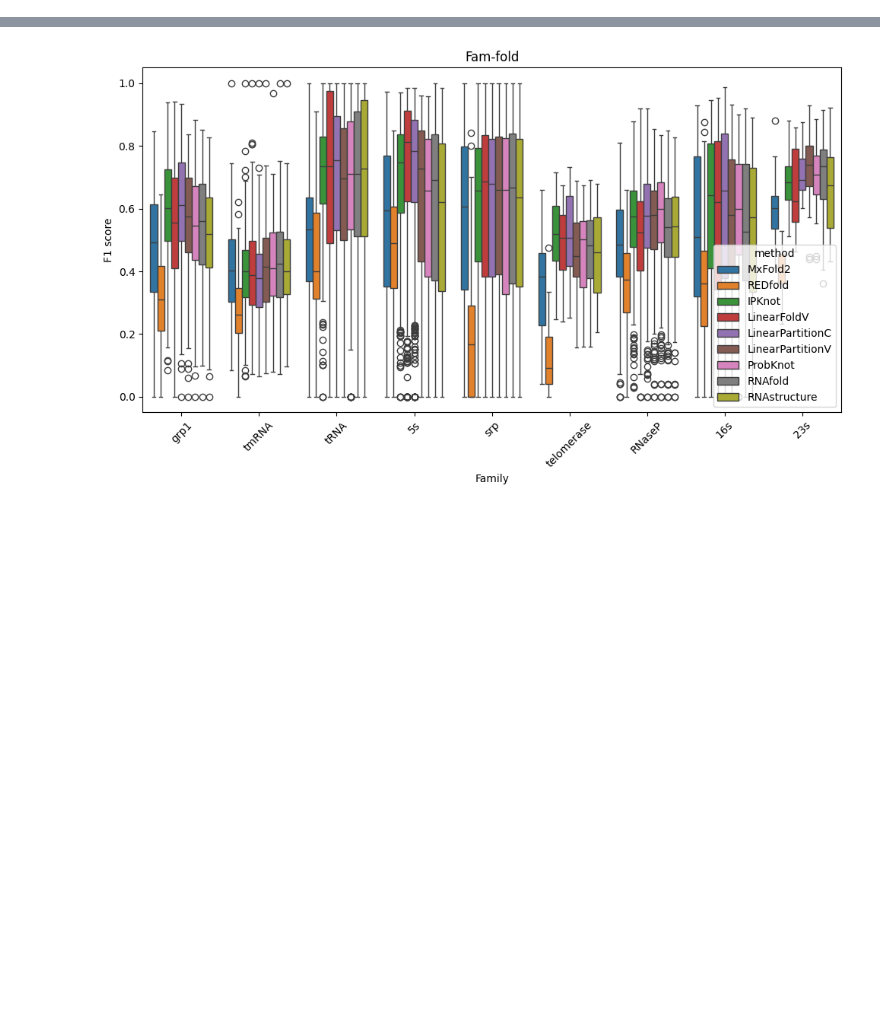
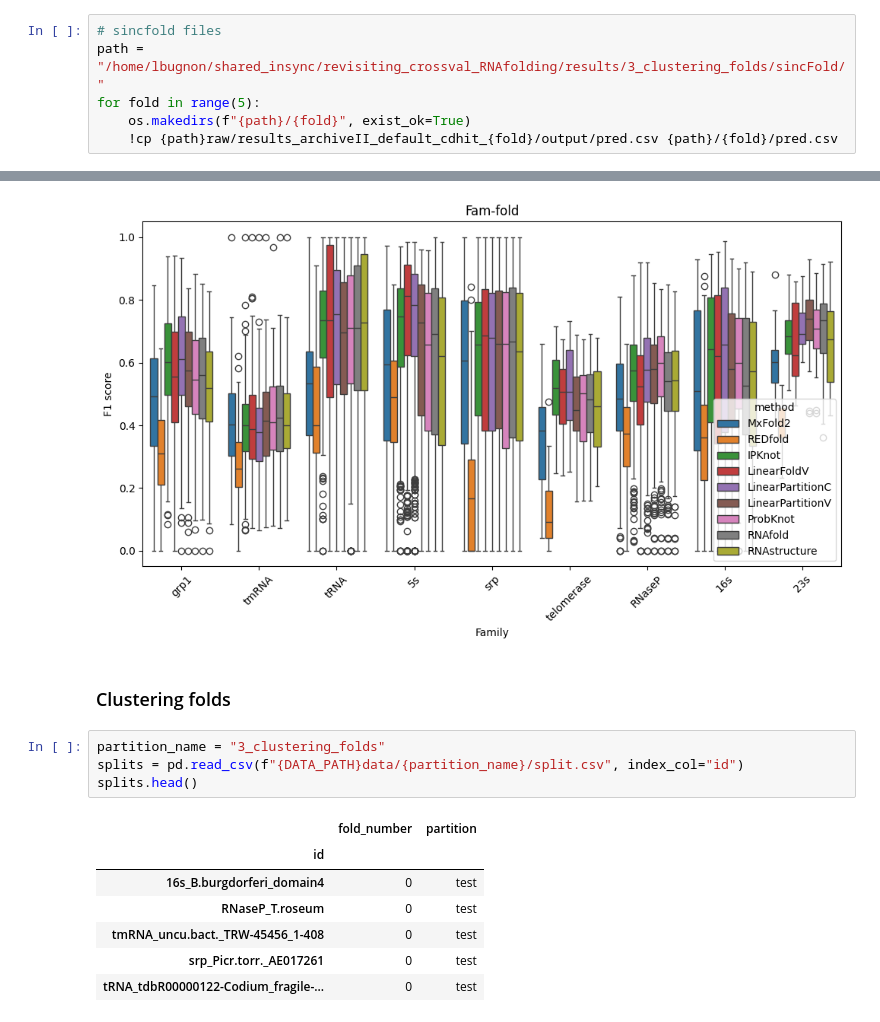
Before and after one commit to sinc-lab/revisiting_xval_rnafolding, a Jupyter notebook: performance_eval.ipynb, the cells around one changed output, grey strips where cells are left out. Cells and saved outputs as stored; diff of their text form; blank space fills up the shorter version.

```diff
--- a/performance_eval.ipynb
+++ b/performance_eval.ipynb
@@ -115,3 +116,9 @@ for method in ["REDfold"]:
 (66, 3)
 8 (15, 3)
 (15, 3)
+# %%
+# sincfold files
+path = "/home/lbugnon/shared_insync/revisiting_crossval_RNAfolding/results/3_clustering_folds/sincFold/"
+for fold in range(5):
+    os.makedirs(f"{path}/{fold}", exist_ok=True)
+    !cp {path}raw/results_archiveII_default_cdhit_{fold}/output/pred.csv {path}/{fold}/pred.csv
@@ -357,3 +378,17 @@ plt.title("Fam-fold")
 plt.tight_layout()
 # %% [output]
 [figure]
+# %% [markdown]
+### Clustering folds
+# %%
+partition_name = "3_clustering_folds"
+splits = pd.read_csv(f"{DATA_PATH}data/{partition_name}/split.csv", index_col="id")
+splits.head()
+# %% [output]
+|  | fold_number | partition |
+| id |  |  |
+| 16s_B.burgdorferi_domain4 | 0 | test |
+| RNaseP_T.roseum | 0 | test |
+| tmRNA_uncu.bact._TRW-45456_1-408 | 0 | test |
+| srp_Picr.torr._AE017261 | 0 | test |
+| tRNA_tdbR00000122-Codium_fragile-... | 0 | test |
```
Also changed, not shown: parts of 7 cells of this notebook, 1 other file.
